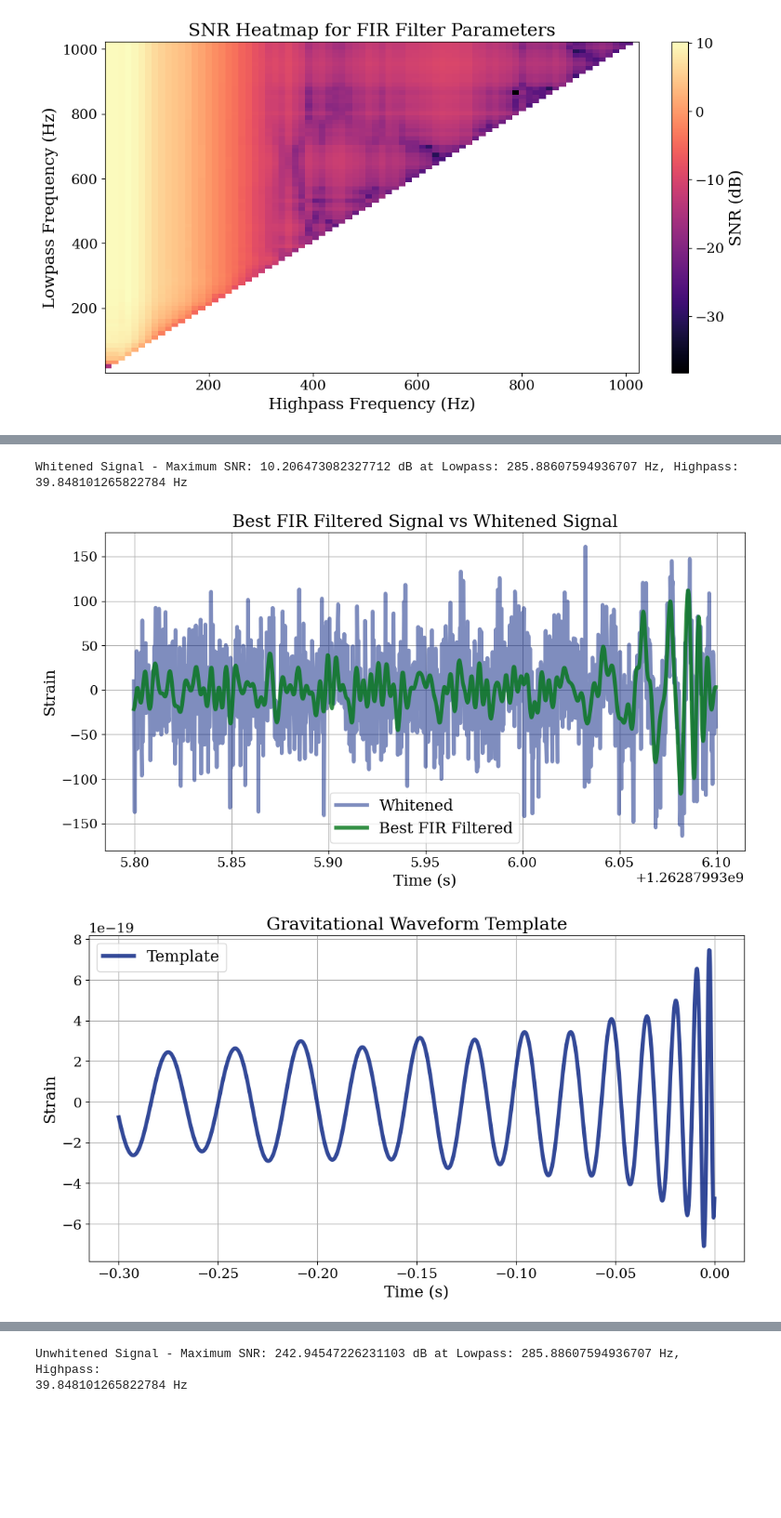
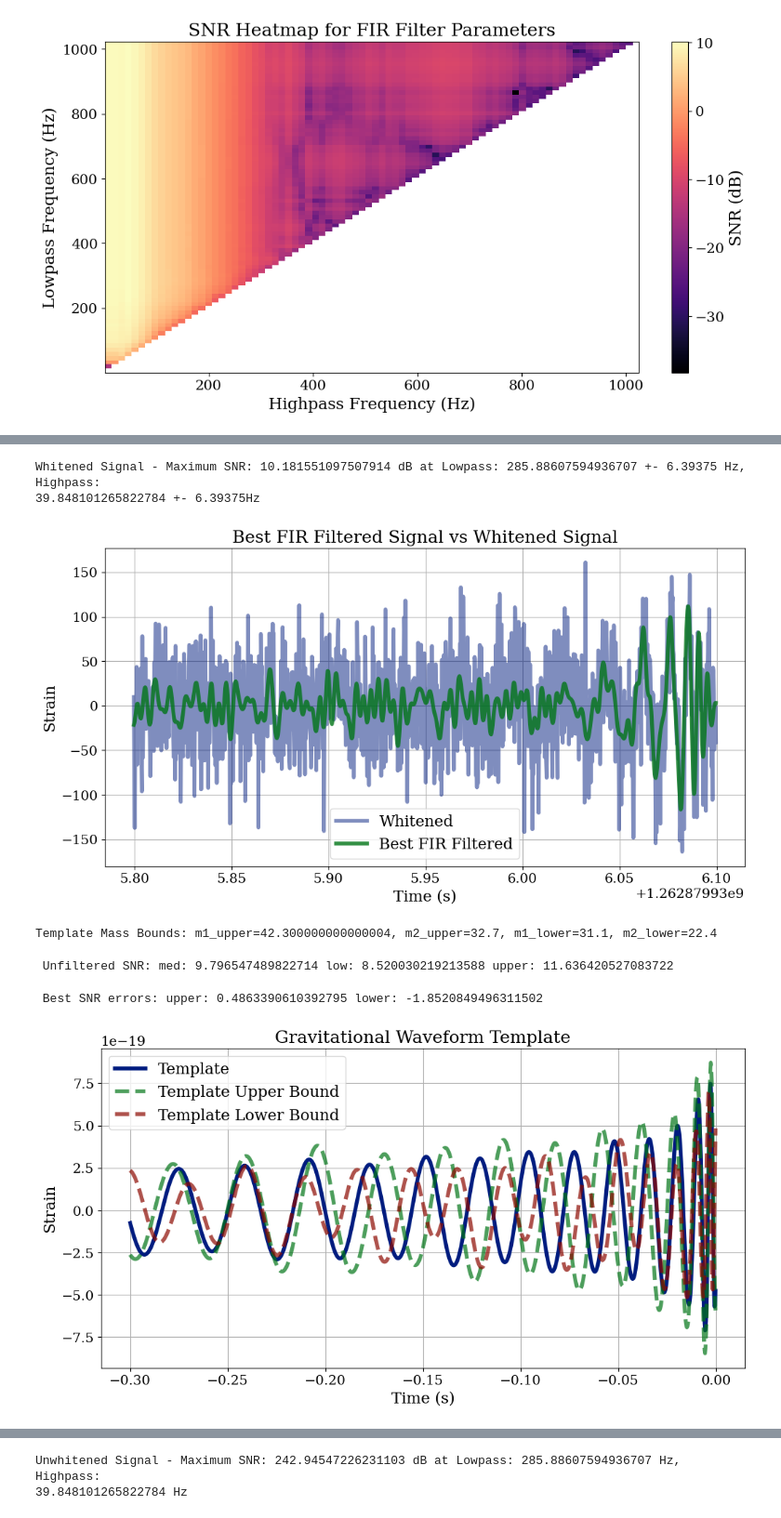
Before and after one commit to TeunB6/gravitational-waves, a Jupyter notebook: notebooks/fir_filter.ipynb, the cells around one changed output, grey strips where cells are left out. Shown at 93% size. Saved outputs shown, nothing was run; the diff lists cells and outputs as text; code cells hidden in the pictures; blank space fills up the shorter version.

```diff
--- a/notebooks/fir_filter.ipynb
+++ b/notebooks/fir_filter.ipynb
@@ -140,12 +157,7 @@ def snr(raw_signal: TimeSeries, filtered_signal: TimeSeries):
 def snr_template(psd, template, filtered_signal: TimeSeries):
     """Calculates the SNR of the filtered signal against a given template."""
 
-    # Cut off last frequency for template and psd to match lengths
-    sample_freq, psd_fit = interpolate_psd(psd.sample_frequencies, psd, filtered_signal.delta_f)
-    sample_freq, template_fit = interpolate_psd(template.sample_frequencies, template, filtered_signal.delta_f)
-    psd_fit = FrequencySeries(psd_fit, delta_f=filtered_signal.delta_f)[:len(filtered_signal)]
-    template_fit = FrequencySeries(template_fit, delta_f=filtered_signal.delta_f)[:len(filtered_signal)]
-    snr = matched_filter(template_fit, filtered_signal, psd=psd_fit, low_frequency_cutoff=20)
+    snr = matched_filter(template, filtered_signal, psd=psd, low_frequency_cutoff=20)
     peak = abs(snr).max()
     return 10 * np.log10(peak)
 
@@ -154,9 +166,10 @@ snr_results = np.zeros((len(f_range), len(f_range)))
 whitened = ts_liv.whiten(4, 4).time_slice(m.time - 1, m.time + 1)
 
 # Precompute PSD and Template
-psd = whitened.filter_psd(0.125, whitened.delta_f, flow=20)
+psd = whitened.filter_psd(0.125, 1, flow=20)[:4096] # ensure length and delta f will match filtered signal
 template, _ = get_fd_waveform(approximant="IMRPhenomD", mass1=m.mass1, mass2=m.mass2,
-                            delta_f=whitened.delta_f, f_lower=20, f_final=2048)
+                            delta_f=1, f_lower=20, f_final=2048)
+template = template[:4096]  # ensure length matches filtered signal
 USE_TEMPLATE_SNR = True
 
 
@@ -216,42 +229,80 @@ plt.show()
 [figure]
 # %%
-
+# Details of best filter
 snr_max = np.argmax(results)
 best_lowpass, best_highpass = bands_1D[snr_max]
 snr_max_value = results[snr_max]
-console.print(f"[bold yellow]Whitened Signal - Maximum SNR:[/bold yellow] {snr_max_value} dB at Lowpass: {best_lowpass} Hz, Highpass: {best_highpass} Hz")
+uncertainty = (f_range.max() - f_range.min() ) / len(f_range) / 2
+console.print(f"[bold green]Whitened Signal - Maximum SNR:[/bold green] {snr_max_value} dB at Lowpass: {best_lowpass} +- {uncertainty} Hz, Highpass: {best_highpass} +- {uncertainty}Hz")
+# print(len(whitened[2048:-2048]), len(psd), len(template))
+# raw_snr = snr_template(psd, template, whitened[2048:-2047])
+# console.print(f"[bold green]Whitened Signal - Raw SNR (No FIR Filter):[/bold green] {raw_snr} dB")
 
 
 # apply best filter and plot
 best_filtered = fir_filter(whitened, best_lowpass, best_highpass)
 event = best_filtered.time_slice(m.time -0.2, m.time + 0.1)
 plt.plot(event.sample_times, whitened.time_slice(m.time -0.2, m.time + 0.1), label="Whitened", alpha=0.5)
 plt.plot(event.sample_times, best_filtered.time_slice(m.time -0.2, m.time + 0.1), label="Best FIR Filtered", alpha=0.8)
 plt.xlabel('Time (s)')
 plt.ylabel('Strain')
 plt.title('Best FIR Filtered Signal vs Whitened Signal')
 plt.legend()
 plt.savefig(plots_dir / "gw200112_best_fir_filtered_signal.pdf", format='pdf')
 plt.show()
 
-# plot template
+# Different Masses
+mass1_upper = m.mass1 + m.median1d('mass1', True)[2]
+mass2_upper = m.mass2 + m.median1d('mass2', True)[2]
+mass1_lower = m.mass1 + m.median1d('mass1', True)[1]
+mass2_lower = m.mass2 + m.median1d('mass2', True)[1]
+console.print(f"[bold green]Template Mass Bounds:[/bold green] m1_upper={mass1_upper}, m2_upper={mass2_upper}, m1_lower={mass1_lower}, m2_lower={mass2_lower}")
+
+# Compute raw SNR for unfiltered whitened signal
 template, _ = get_fd_waveform(approximant="IMRPhenomD", mass1=m.mass1, mass2=m.mass2,
                             delta_f=whitened.delta_f, f_lower=20, f_final=2048)
+template_upper, _ = get_fd_waveform(approximant="IMRPhenomD", mass1=mass1_upper, mass2=mass2_upper,
+                            delta_f=whitened.delta_f, f_lower=20, f_final=2048)
+template_lower, _ = get_fd_waveform(approximant="IMRPhenomD", mass1=mass1_lower, mass2=mass2_lower,
+                            delta_f=whitened.delta_f, f_lower=20, f_final=2048)
+psd_whiten_df = whitened.filter_psd(0.125, whitened.delta_f, flow=20) # ensure length and delta f will match filtered signal
+console.print(f"[bold green] Unfiltered SNR:[/bold green] med: {snr_template(psd_whiten_df, template, whitened)} low: {snr_template(psd_whiten_df, template_lower, whitened)} upper: {snr_template(psd_whiten_df, template_upper, whitened)}")
 template = template.to_timeseries()
 event_template = template.time_slice(-0.3, 0)
 
-plt.plot(event_template.sample_times, event_template, label="Template", alpha=0.8)
+
+# Plot Template Bounds
+
+template_upper, _ = get_fd_waveform(approximant="IMRPhenomD", mass1=mass1_upper, mass2=mass2_upper,
+                            delta_f=1, f_lower=20, f_final=2048)
+template_upper = template_upper.to_timeseries()
+event_template_upper = template_upper.time_slice(-0.3, 0)
+
+template_lower, _ = get_fd_waveform(approximant="IMRPhenomD", mass1=mass1_lower, mass2=mass2_lower,
+                            delta_f=1, f_lower=20, f_final=2048)
+template_lower = template_lower.to_timeseries()
+event_template_lower = template_lower.time_slice(-0.3, 0)
+
+psd = whitened.filter_psd(0.125, 1, flow=20)[:4096] # ensure length and delta f will match filtered signal
+console.print(f"[bold green] Best SNR errors:[/bold green] upper: {snr_template(psd, template_upper, best_filtered) - snr_max_value} lower: {snr_template(psd, template_lower, best_filtered) - snr_max_value}")
+
+plt.plot(event_template.sample_times, event_template, label="Template")
+plt.plot(event_template_upper.sample_times, event_template_upper, label="Template Upper Bound", linestyle='--', alpha=0.7)
+plt.plot(event_template_lower.sample_times, event_template_lower, label="Template Lower Bound", linestyle='--', alpha=0.7)
 plt.xlabel('Time (s)')
 plt.ylabel('Strain')
 plt.title('Gravitational Waveform Template')
 plt.legend()
 plt.savefig(plots_dir / "gw200112_waveform_template.pdf", format='pdf')
 plt.show()
 # %% [output]
-Whitened Signal - Maximum SNR: 10.206473082327712 dB at Lowpass: 285.88607594936707 Hz, Highpass:
-39.848101265822784 Hz
+Whitened Signal - Maximum SNR: 10.181551097507914 dB at Lowpass: 285.88607594936707 +- 6.39375 Hz, Highpass:
+39.848101265822784 +- 6.39375Hz
 [figure]
+Template Mass Bounds: m1_upper=42.300000000000004, m2_upper=32.7, m1_lower=31.1, m2_lower=22.4
+ Unfiltered SNR: med: 9.796547489822714 low: 8.520030219213588 upper: 11.636420527083722
+ Best SNR errors: upper: 0.4863390610392795 lower: -1.8520849496311502
-[figure, old version]
+[figure, new version]
 # %%
 from pycbc.waveform import get_td_waveform
 event = whitened.time_slice(m.time -0.2, m.time + 0.1)
```
Also changed, not shown: parts of 6 cells of this notebook, 10 other files.
